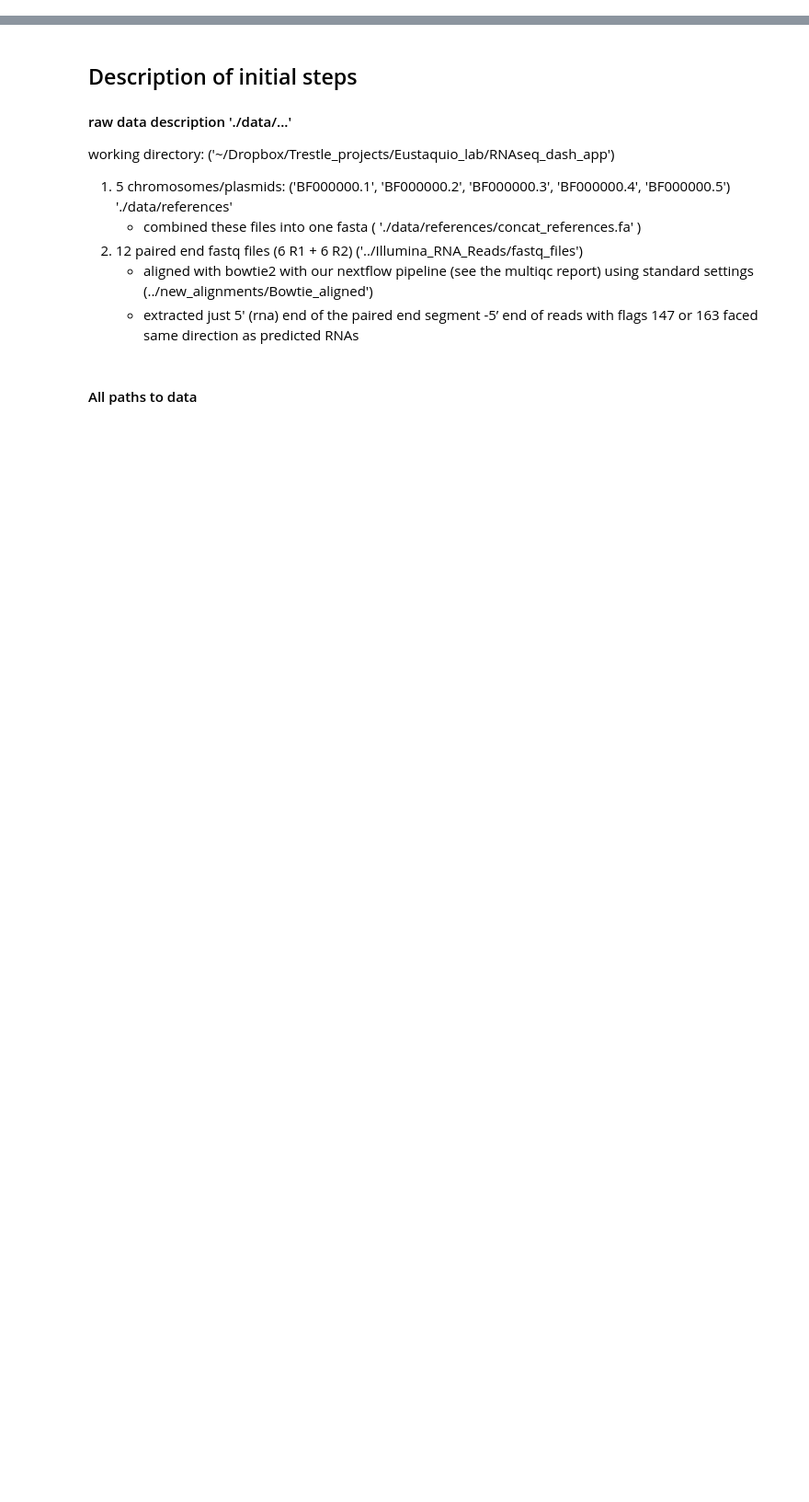
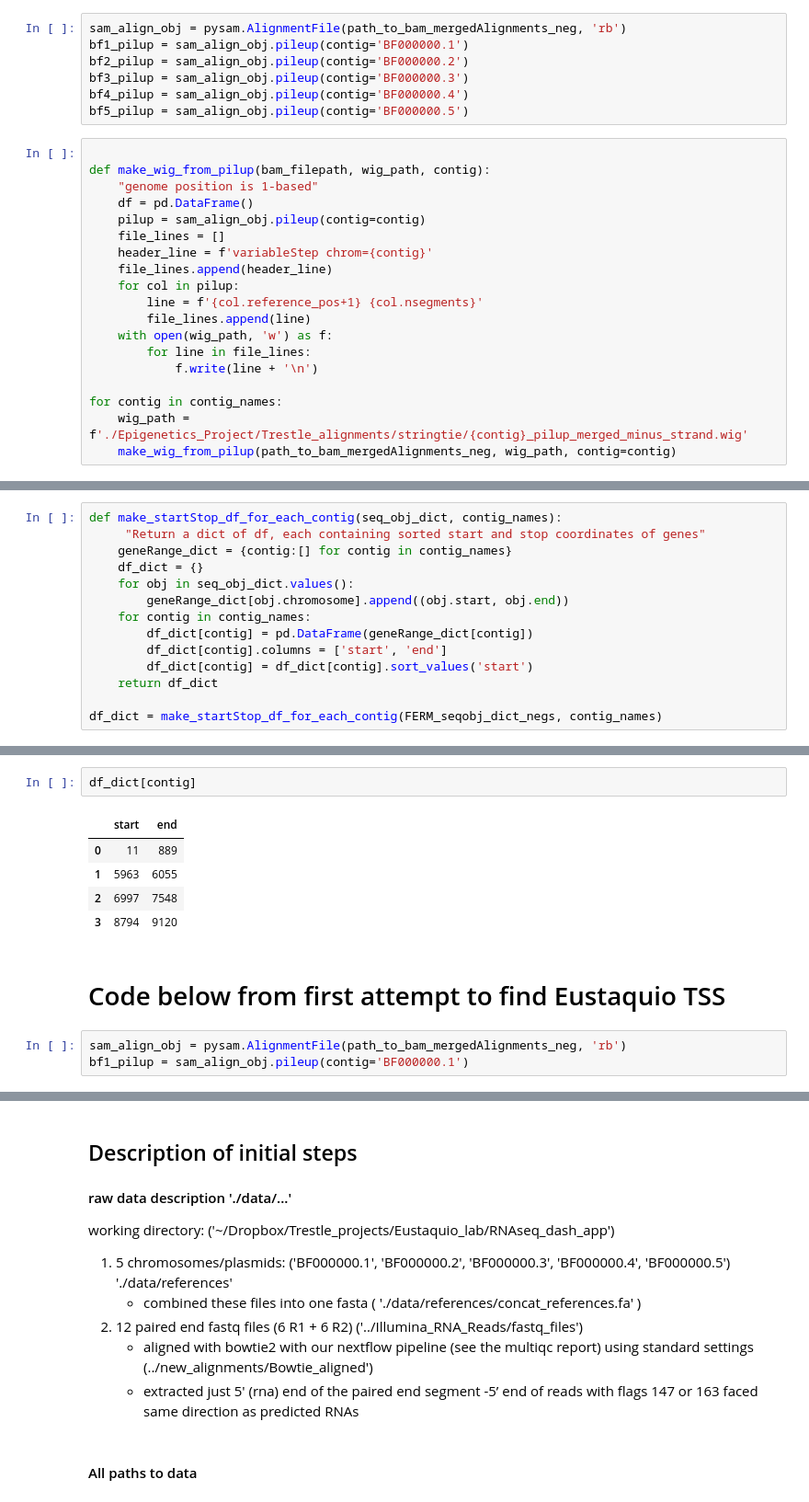
Before and after one commit to JonWinkelman/Eustaquio_epigenetics, a Jupyter notebook: test.ipynb, the cells around one changed output, grey strips where cells are left out. Shown at 92% size. Cells and saved outputs as stored; diff of their text form; blank space fills up the shorter version.

```diff
--- a/test.ipynb
+++ b/test.ipynb
@@ -20,0 +32,26 @@ hello
+# %%
+sam_align_obj = pysam.AlignmentFile(path_to_bam_mergedAlignments_neg, 'rb')
+bf1_pilup = sam_align_obj.pileup(contig='BF000000.1')
+bf2_pilup = sam_align_obj.pileup(contig='BF000000.2')
+bf3_pilup = sam_align_obj.pileup(contig='BF000000.3')
+bf4_pilup = sam_align_obj.pileup(contig='BF000000.4')
+bf5_pilup = sam_align_obj.pileup(contig='BF000000.5')
+# %%
+
+def make_wig_from_pilup(bam_filepath, wig_path, contig):
+    "genome position is 1-based"
+    df = pd.DataFrame()
+    pilup = sam_align_obj.pileup(contig=contig)
+    file_lines = []
+    header_line = f'variableStep chrom={contig}'
+    file_lines.append(header_line)
+    for col in pilup:
+        line = f'{col.reference_pos+1} {col.nsegments}'
+        file_lines.append(line)
+    with open(wig_path, 'w') as f:
+        for line in file_lines:
+            f.write(line + '\n')
+
+for contig in contig_names:
+    wig_path = f'./Epigenetics_Project/Trestle_alignments/stringtie/{contig}_pilup_merged_minus_strand.wig'
+    make_wig_from_pilup(path_to_bam_mergedAlignments_neg, wig_path, contig=contig)
@@ -20,0 +119,14 @@ hello
+# %%
+def make_startStop_df_for_each_contig(seq_obj_dict, contig_names):
+     "Return a dict of df, each containing sorted start and stop coordinates of genes"
+    geneRange_dict = {contig:[] for contig in contig_names}
+    df_dict = {}
+    for obj in seq_obj_dict.values():
+        geneRange_dict[obj.chromosome].append((obj.start, obj.end))
+    for contig in contig_names:
+        df_dict[contig] = pd.DataFrame(geneRange_dict[contig])
+        df_dict[contig].columns = ['start', 'end']
+        df_dict[contig] = df_dict[contig].sort_values('start')
+    return df_dict
+
+df_dict = make_startStop_df_for_each_contig(FERM_seqobj_dict_negs, contig_names)
@@ -20,0 +171,13 @@ hello
+# %%
+df_dict[contig]
+# %% [output]
+|  | start | end |
+| 0 | 11 | 889 |
+| 1 | 5963 | 6055 |
+| 2 | 6997 | 7548 |
+| 3 | 8794 | 9120 |
+# %% [markdown]
+# Code below from first attempt to find Eustaquio TSS
+# %%
+sam_align_obj = pysam.AlignmentFile(path_to_bam_mergedAlignments_neg, 'rb')
+bf1_pilup = sam_align_obj.pileup(contig='BF000000.1')
```
Also changed, not shown: parts of 19 cells of this notebook, 18 other files.
